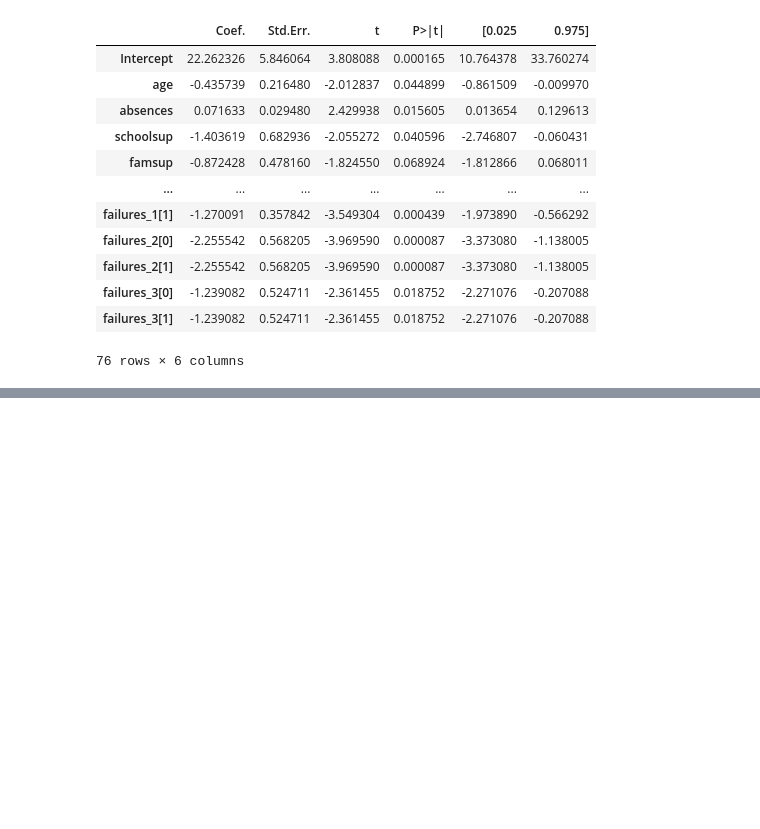
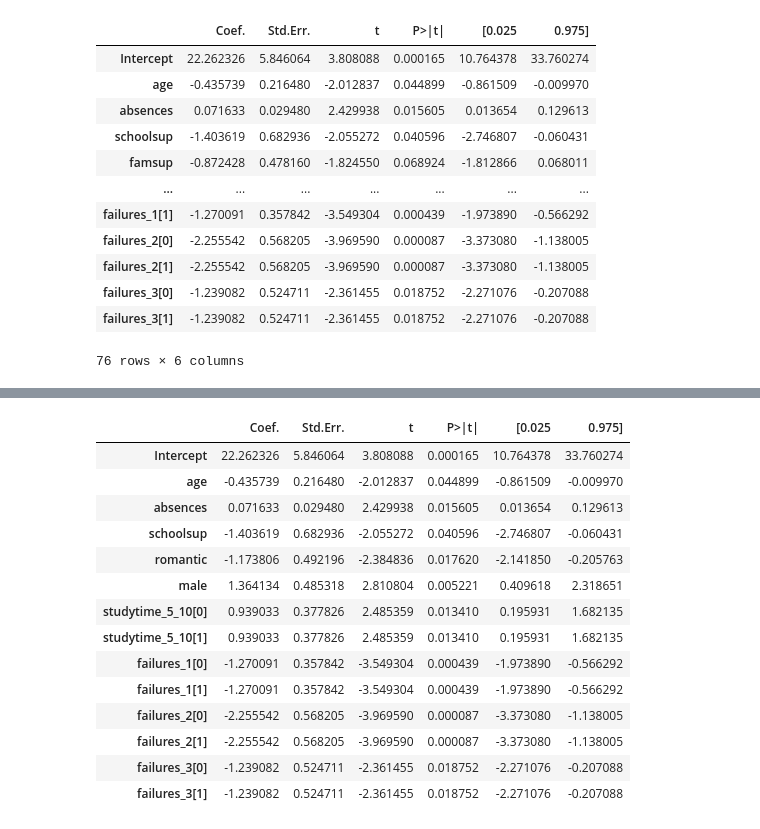
Before and after one commit to ramirinho10/prueba_fundamentos_data_science_python, a Jupyter notebook: Prueba - Student.ipynb, the cells around one changed output, grey strips where cells are left out. Drawn from its saved outputs; the diff is of its cells as text; code cells hidden in the pictures; blank space fills up the shorter version.

```diff
--- a/Prueba - Student.ipynb
+++ b/Prueba - Student.ipynb
@@ -882,0 +888,18 @@ coefs_saturado_g3
+# %%
+coefs_saturado_g3[coefs_saturado_g3["P>|t|"] < 0.05]
+# %% [output]
+|  | Coef. | Std.Err. | t | P>|t| | [0.025 | 0.975] |
+| Intercept | 22.262326 | 5.846064 | 3.808088 | 0.000165 | 10.764378 | 33.760274 |
+| age | -0.435739 | 0.216480 | -2.012837 | 0.044899 | -0.861509 | -0.009970 |
+| absences | 0.071633 | 0.029480 | 2.429938 | 0.015605 | 0.013654 | 0.129613 |
+| schoolsup | -1.403619 | 0.682936 | -2.055272 | 0.040596 | -2.746807 | -0.060431 |
+| romantic | -1.173806 | 0.492196 | -2.384836 | 0.017620 | -2.141850 | -0.205763 |
+| male | 1.364134 | 0.485318 | 2.810804 | 0.005221 | 0.409618 | 2.318651 |
+| studytime_5_10[0] | 0.939033 | 0.377826 | 2.485359 | 0.013410 | 0.195931 | 1.682135 |
+| studytime_5_10[1] | 0.939033 | 0.377826 | 2.485359 | 0.013410 | 0.195931 | 1.682135 |
+| failures_1[0] | -1.270091 | 0.357842 | -3.549304 | 0.000439 | -1.973890 | -0.566292 |
+| failures_1[1] | -1.270091 | 0.357842 | -3.549304 | 0.000439 | -1.973890 | -0.566292 |
+| failures_2[0] | -2.255542 | 0.568205 | -3.969590 | 0.000087 | -3.373080 | -1.138005 |
+| failures_2[1] | -2.255542 | 0.568205 | -3.969590 | 0.000087 | -3.373080 | -1.138005 |
+| failures_3[0] | -1.239082 | 0.524711 | -2.361455 | 0.018752 | -2.271076 | -0.207088 |
+| failures_3[1] | -1.239082 | 0.524711 | -2.361455 | 0.018752 | -2.271076 | -0.207088 |
```
Also changed, not shown: parts of 1 cell of this notebook.
